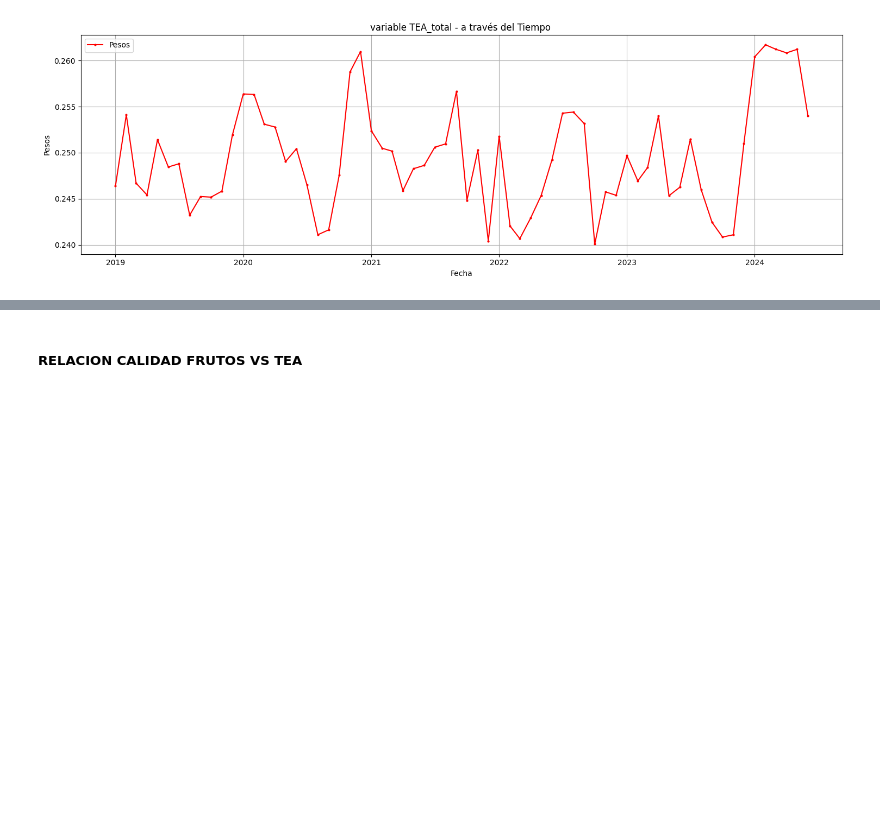
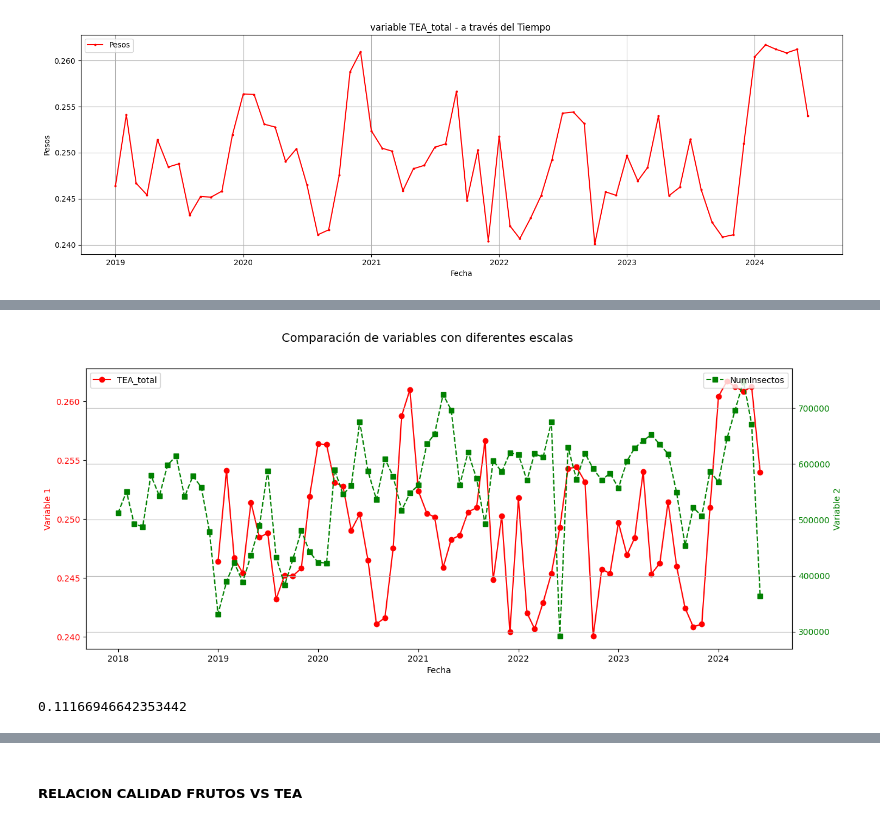
Before and after one commit to cesarqb/PROYECTO_01_analitica_descriptiva_TEA, a Jupyter notebook: src/features_scripts/Scrpit_match_tea.ipynb, the cells around one changed output, grey strips where cells are left out. Cells and saved outputs as stored; diff of their text form; code cells hidden in the pictures; blank space fills up the shorter version.

```diff
--- a/src/features_scripts/Scrpit_match_tea.ipynb
+++ b/src/features_scripts/Scrpit_match_tea.ipynb
@@ -1812,0 +1852,5 @@ df_analisis_full_precip.head()
+# %%
+fecha_limite_mes = pd.Timestamp('2018-01-01') ## --> Para sede Palmawasi
+
+df_analisis_full_polinizadores = df_analisis_full_polinizadores[df_analisis_full_polinizadores['FECHA'] >= fecha_limite_mes]
+df_analisis_full_polinizadores.head()
@@ -1812,0 +1865,37 @@ df_analisis_full_precip.head()
+# %%
+
+# Crear figura y ejes
+fig, ax1 = plt.subplots(figsize=(15, 6))
+
+plantacion_name = df_analisis_full_polinizadores['PLANTACION'].unique()
+
+# Graficar la primera variable en el eje principal
+# ax1.plot(df_analisis_full_polinizadores['FECHA'], df_analisis_full_polinizadores['PRECIPITACION_TOTAL'], color='blue', marker='o', linestyle='-', label='PRECIPITACION_TOTAL')
+ax1.plot(df_analisis_full_polinizadores['FECHA'], df_analisis_full_polinizadores['TEA_total'], color='red', marker='o', linestyle='-', label='TEA_total')
+ax1.set_xlabel('Fecha')
+ax1.set_ylabel('Variable 1', color='red')
+ax1.tick_params(axis='y', labelcolor='red')
+
+# Crear eje secundario
+ax2 = ax1.twinx()
+ax2.plot(df_analisis_full_polinizadores['FECHA'], df_analisis_full_polinizadores['NumInsectos'], color='green', marker='s', linestyle='--', label='NumInsectos')
+
+ax2.set_ylabel('Variable 2', color='green')
+ax2.tick_params(axis='y', labelcolor='green')
+
+# Agregar títulos y leyendas
+fig.suptitle('Comparación de variables con diferentes escalas', fontsize=14)
+ax1.legend(loc='upper left')
+ax2.legend(loc='upper right')
+
+# Mostrar gráfico
+plt.grid(True)
+plt.show()
+# %% [output]
+[figure, added]
+# %%
+
+# df_analisis_full_polinizadores['PRECIPITACION_TOTAL'].corr(df_analisis_full_polinizadores['NumInsectos'])
+df_analisis_full_polinizadores['TEA_total'].corr(df_analisis_full_polinizadores['NumInsectos'])
+# %% [output]
+0.11166946642353442
```
Also changed, not shown: parts of 23 cells of this notebook, 3 other files.
